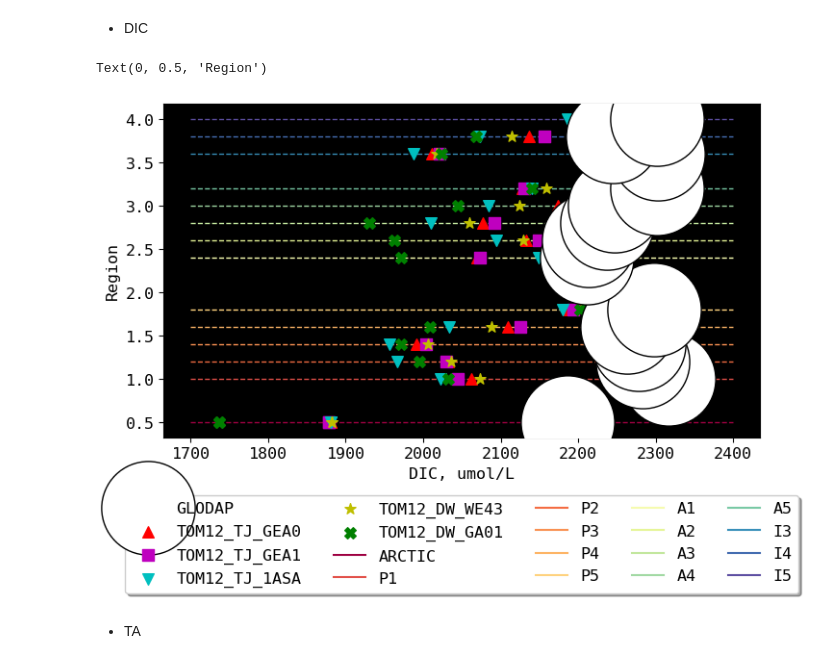
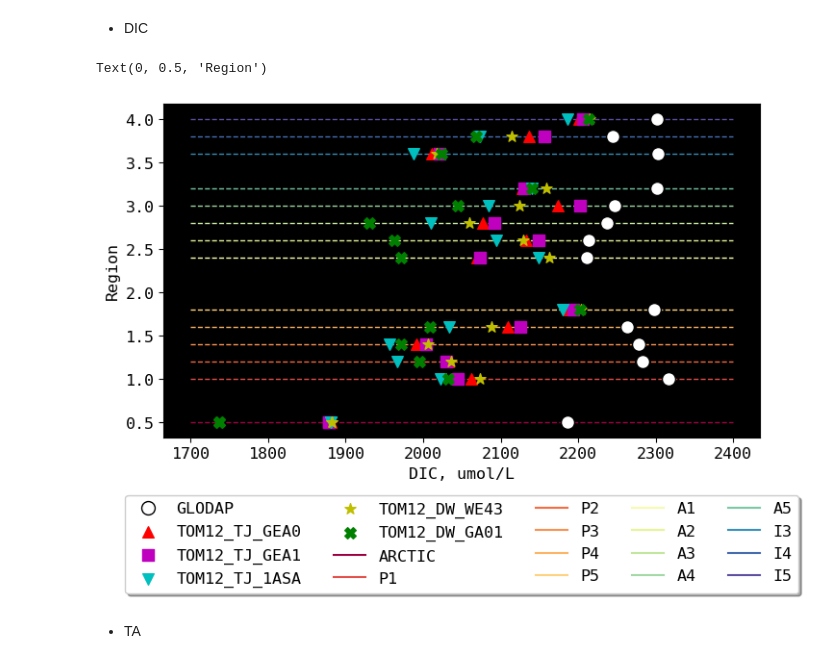
Before and after one commit to biu23/Carbonate_Chemistry_Models, a Jupyter notebook: test_script/obs_mld_region_compare.ipynb, the cells around one changed output. Drawn from its saved outputs; the diff is of its cells as text; code cells hidden in the pictures.

```diff
--- a/test_script/obs_mld_region_compare.ipynb
+++ b/test_script/obs_mld_region_compare.ipynb
@@ -235,7 +235,7 @@ ax = plt.subplot(111)
 
 
 #GLODAP
-plt.plot(tdat_fil_mean['DIC'],tdat_fil_mean['REG'] ,marker = 'o', linestyle = '',markersize = s,
+plt.plot(tdat_fil_mean['DIC'],tdat_fil_mean['REG'] ,marker = 'o', linestyle = '',markersize = 10,
             markeredgecolor = 'k', markeredgewidth = 1,label = 'GLODAP',color='w', zorder=5)
 
 for m, modam in enumerate(modlist):
@@ -246,34 +246,34 @@ for m, modam in enumerate(modlist):
     plt.scatter(data_mapping[modam]['DIC_total_mean'][0] * 1e6, regdict[regs[0]]['number'],
             marker = marker[m], label = modam, color=color[m],s=s, zorder=4) # for lable
 
 #background region line
 xmin = 1700
 xmax = 2400
 for i in range(0,len(regs)):
     rgba = cmap(norm(regdict[regs[i]]['number']))
     plt.hlines(y=regdict[regs[i]]['number'],
                xmin=xmin,
                xmax=xmax,
                 colors = rgba, linestyles='--', lw=1, zorder=-4)
     plt.plot(xmin,regdict[regs[i]]['number'],
              color = rgba, label = regs[i],zorder=-3)        # for legend
     regdict[regs[i]]['colour'] = rgba
 
 # legend position
 box = ax.get_position()
 ax.set_position([box.x0, box.y0 + box.height * 0.1,
                  box.width, box.height * 0.9])
 ax.legend(loc='upper center', bbox_to_anchor=(0.5, -0.15),
           fancybox=True, shadow=True, ncol=5) # Put a legend below current axis
 
 ax.set_facecolor("black")
 
 # plt.title(f'{yrst}-{yrend} Surface TA vs. DIC, TOM12_TJ_GEA0')
 plt.xlabel('DIC, umol/L')
 plt.ylabel('Region')
 # %% [output]
 Text(0, 0.5, 'Region')
-[figure, old version]
+[figure, new version]
 # %% [markdown]
 - TA
 # %%
```
Also changed, not shown: parts of 1 cell of this notebook.
